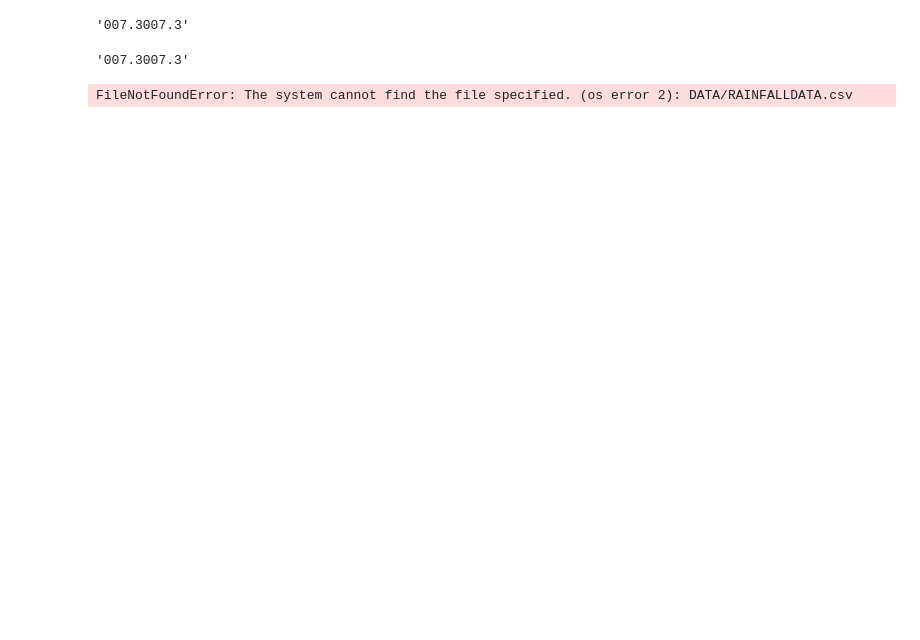
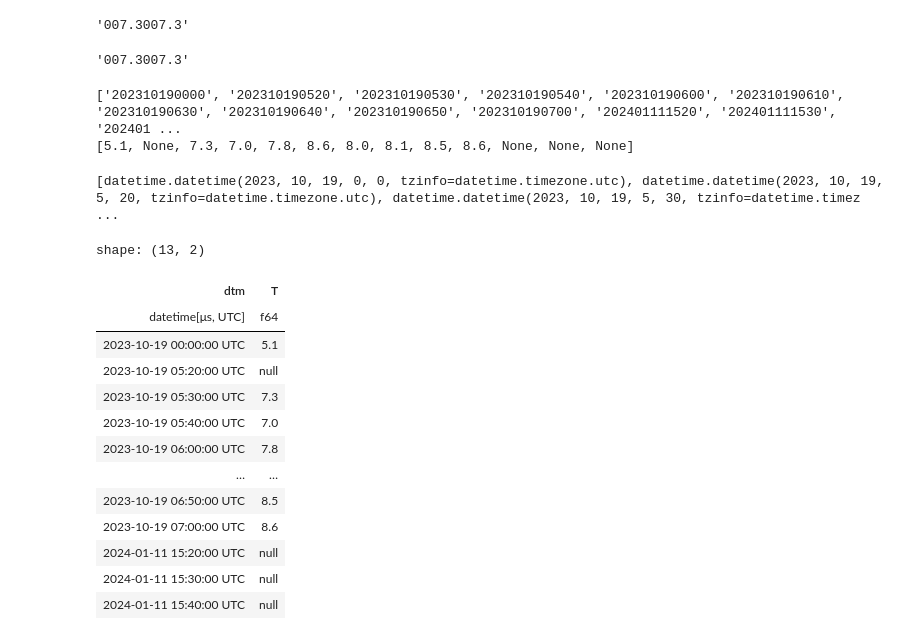
Before and after one commit to muledorcus/Rainfall-distribution-OND-, a Jupyter notebook: meteo.ipynb, the cells around one changed output. Cells and saved outputs as stored; diff of their text form; code cells hidden in the pictures; blank space fills up the shorter version.

```diff
--- a/meteo.ipynb
+++ b/meteo.ipynb
@@ -361,8 +327,68 @@ value + value
 value * 2
 # %% [output]
 '007.3007.3'
-# %%
-import polars as pl
-df = pl.read_csv("data/file1.csv")
-# %% [output]
-FileNotFoundError: The system cannot find the file specified. (os error 2): DATA/RAINFALLDATA.csv
+# %%
+import os
+path = "data/meteo"
+
+datetimes = list()
+temperatures = list()
+
+# list all files in path
+files = os.listdir(path)
+
+for file in files:
+    if ".zip" in file:
+        continue
+    else:
+        # datetime = file.split(sep=".")[1]
+        datetime = file.replace("VRXA00.", "")
+        datetimes.append(datetime)
+
+        # Read file as text and print content
+        with open(file=os.path.join(path, file)) as fh:
+            file_content = fh.readlines()
+
+        temperature = file_content[4].split()[2]
+        try:
+            temperature = float(temperature)
+        except:
+            temperature = None
+        temperatures.append(temperature)
+
+print(datetimes)
+print(temperatures)
+# %% [output]
+['202310190000', '202310190520', '202310190530', '202310190540', '202310190600', '202310190610', '202310190630', '202310190640', '202310190650', '202310190700', '202401111520', '202401111530', '202401 ...
+[5.1, None, 7.3, 7.0, 7.8, 8.6, 8.0, 8.1, 8.5, 8.6, None, None, None]
+# %%
+from datetime import datetime, timezone
+
+datetimes_utc = [
+    datetime.strptime(ds, "%Y%m%d%H%M").replace(tzinfo=timezone.utc)
+    for ds in datetimes
+]
+print(datetimes_utc)
+# %% [output]
+[datetime.datetime(2023, 10, 19, 0, 0, tzinfo=datetime.timezone.utc), datetime.datetime(2023, 10, 19, 5, 20, tzinfo=datetime.timezone.utc), datetime.datetime(2023, 10, 19, 5, 30, tzinfo=datetime.timez ...
+# %%
+import polars as pl
+df = pl.DataFrame(zip(datetimes_utc, temperatures))
+df.columns=["dtm", "T"]
+df = df.sort("dtm")
+df
+# %% [output]
+shape: (13, 2)
+| dtm | T |
+| datetime[μs, UTC] | f64 |
+| 2023-10-19 00:00:00 UTC | 5.1 |
+| 2023-10-19 05:20:00 UTC | null |
+| 2023-10-19 05:30:00 UTC | 7.3 |
+| 2023-10-19 05:40:00 UTC | 7.0 |
+| 2023-10-19 06:00:00 UTC | 7.8 |
+| … | … |
+| 2023-10-19 06:50:00 UTC | 8.5 |
+| 2023-10-19 07:00:00 UTC | 8.6 |
+| 2024-01-11 15:20:00 UTC | null |
+| 2024-01-11 15:30:00 UTC | null |
+| 2024-01-11 15:40:00 UTC | null |
```
Also changed, not shown: parts of 3 cells of this notebook, 2 other files.
